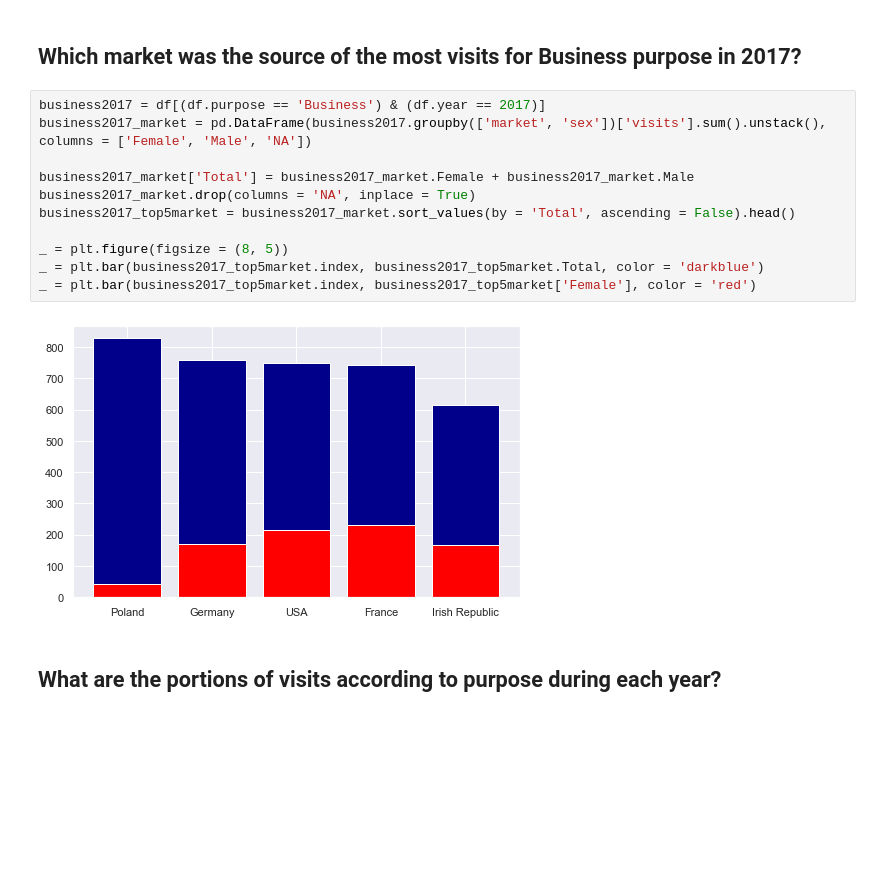
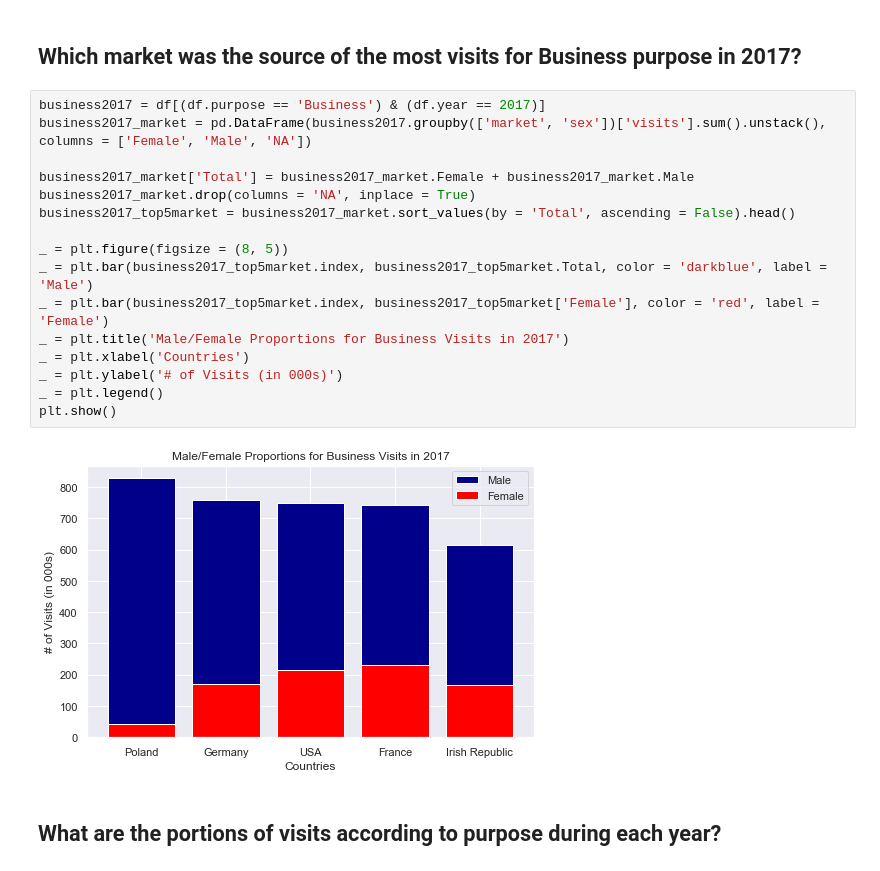
Before and after one commit to runnerup67/SpringboardDSC, a Jupyter notebook: London_Toursim.ipynb, the cells around one changed output. Saved outputs shown, nothing was run; the diff lists cells and outputs as text; blank space fills up the shorter version.

```diff
--- a/London_Toursim.ipynb
+++ b/London_Toursim.ipynb
@@ -260,16 +304,21 @@ _ = plt.axis('equal')
 # %%
 business2017 = df[(df.purpose == 'Business') & (df.year == 2017)]
 business2017_market = pd.DataFrame(business2017.groupby(['market', 'sex'])['visits'].sum().unstack(), columns = ['Female', 'Male', 'NA'])
 
 business2017_market['Total'] = business2017_market.Female + business2017_market.Male
 business2017_market.drop(columns = 'NA', inplace = True)
 business2017_top5market = business2017_market.sort_values(by = 'Total', ascending = False).head()
 
 _ = plt.figure(figsize = (8, 5))
-_ = plt.bar(business2017_top5market.index, business2017_top5market.Total, color = 'darkblue')
-_ = plt.bar(business2017_top5market.index, business2017_top5market['Female'], color = 'red')
+_ = plt.bar(business2017_top5market.index, business2017_top5market.Total, color = 'darkblue', label = 'Male')
+_ = plt.bar(business2017_top5market.index, business2017_top5market['Female'], color = 'red', label = 'Female')
+_ = plt.title('Male/Female Proportions for Business Visits in 2017')
+_ = plt.xlabel('Countries')
+_ = plt.ylabel('# of Visits (in 000s)')
+_ = plt.legend()
+plt.show()
 # %% [output]
-[figure, old version]
+[figure, new version]
 # %% [markdown]
 ## What are the portions of visits according to purpose during each year?
 # %%
```
Also changed, not shown: parts of 83 cells of this notebook.
